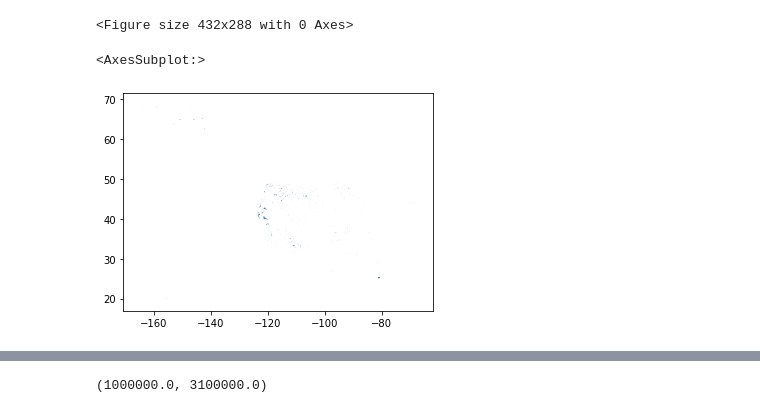
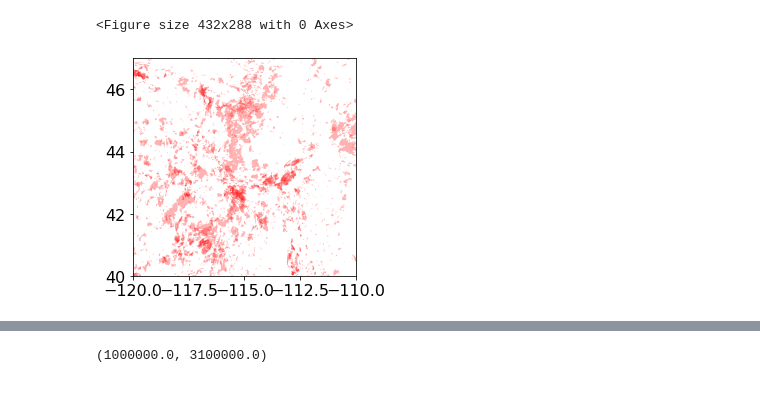
Before and after one commit to mariannecowherd/snow_fires, a Jupyter notebook: scripts/fires.ipynb, the cells around one changed output, grey strips where cells are left out. Drawn from its saved outputs; the diff is of its cells as text; code cells hidden in the pictures.

```diff
--- a/scripts/fires.ipynb
+++ b/scripts/fires.ipynb
@@ -44,11 +47,19 @@ plt.savefig(homedir + 'figures/fires_and_basins.jpg')
 # %% [output]
 [figure]
 <Figure size 432x288 with 0 Axes>
-# %%
-wfigs_rp.geometry.plot()
-# %% [output]
-<AxesSubplot:>
-[figure, removed]
+# %%
+bcid = '06224000'
+mtbs = gpd.read_file('/global/scratch/users/cowherd/mtbs_perimeter_data/mtbs_perims_DD.shp')
+basin = gages_metadata.loc[gages_metadata.gage_id == bcid]
+# %%
+fig,ax=plt.subplots()
+basin.plot(ax=ax,color = 'green')
+mtbs.to_crs('epsg:4326').plot(ax=ax,color='red',alpha=0.3)
+ax.set_xlim((-120,-110))
+ax.set_ylim((40,47))
+plt.show()
+# %% [output]
+[figure, added]
 # %%
 ## plot showing gaged basins that fit the williams parameters, location of the gages, and fire boundaries
 fig,ax=plt.subplots(figsize=(10,10))
```
Also changed, not shown: parts of 4 cells of this notebook, 4 other files.
